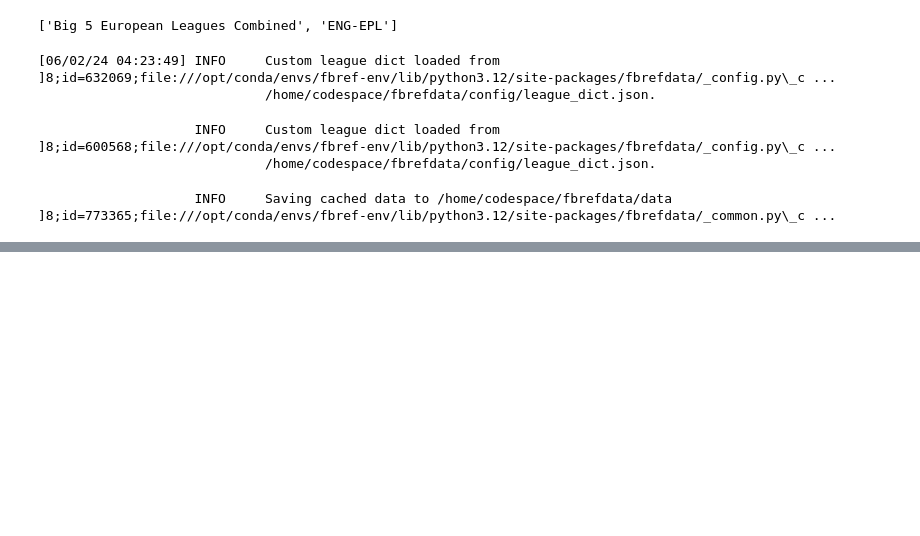
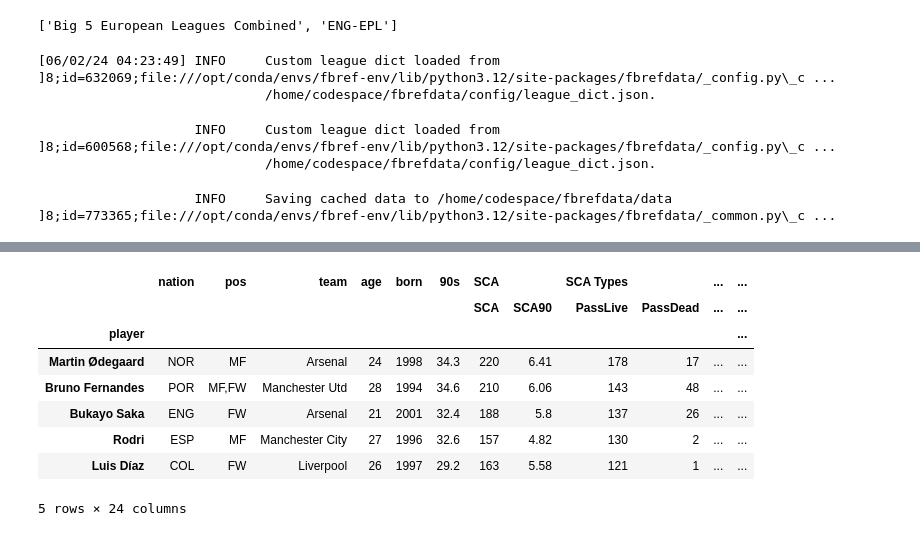
Before and after one commit to PTIT-D22KH/fbref-experimenting, a Jupyter notebook: fbref-players/epl/epl.ipynb, the cells around one changed output, grey strips where cells are left out. Drawn from its saved outputs; the diff is of its cells as text; code cells hidden in the pictures; blank space fills up the shorter version.

```diff
--- a/fbref-players/epl/epl.ipynb
+++ b/fbref-players/epl/epl.ipynb
@@ -21,0 +61,12 @@ fbref = fb.FBref('ENG-EPL', '2023-2024')
+# %%
+df1.groupby('player').max().sort_values(by = ('SCA Types', 'PassLive'), ascending = False)[:5]
+# %% [output]
+|  | nation | pos | team | age | born | 90s | SCA |  | SCA Types |  | ... | ... |
+|  |  |  |  |  |  |  | SCA | SCA90 | PassLive | PassDead | ... | ... |
+| player |  |  |  |  |  |  |  |  |  |  |  | ... |
+| Martin Ødegaard | NOR | MF | Arsenal | 24 | 1998 | 34.3 | 220 | 6.41 | 178 | 17 | ... | ... |
+| Bruno Fernandes | POR | MF,FW | Manchester Utd | 28 | 1994 | 34.6 | 210 | 6.06 | 143 | 48 | ... | ... |
+| Bukayo Saka | ENG | FW | Arsenal | 21 | 2001 | 32.4 | 188 | 5.8 | 137 | 26 | ... | ... |
+| Rodri | ESP | MF | Manchester City | 27 | 1996 | 32.6 | 157 | 4.82 | 130 | 2 | ... | ... |
+| Luis Díaz | COL | FW | Liverpool | 26 | 1997 | 29.2 | 163 | 5.58 | 121 | 1 | ... | ... |
+5 rows × 24 columns
```
Also changed, not shown: parts of 6 cells of this notebook.
